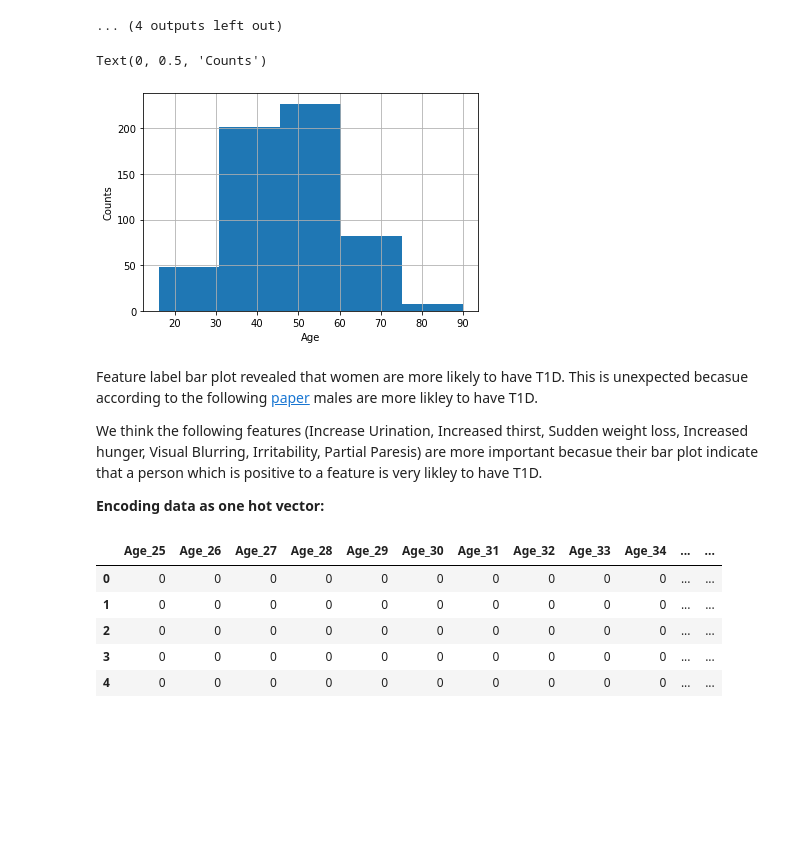
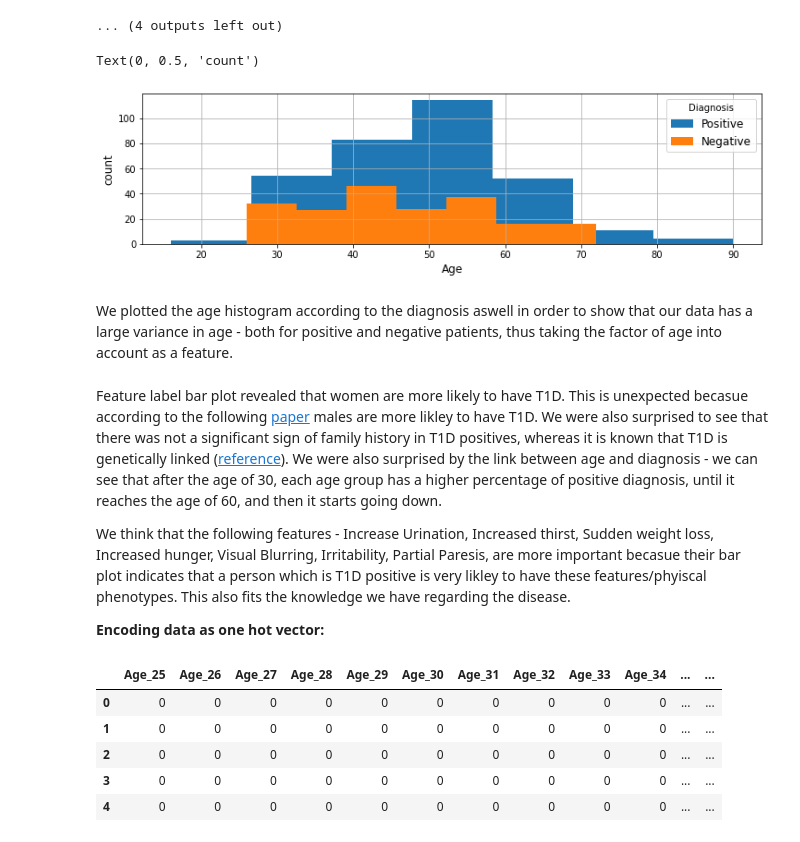
Before and after one commit to mlh-master/hw2_mlh-daniel-omer, a Jupyter notebook: HW2_MLH.ipynb, the cells around one changed output. Cells and saved outputs as stored; diff of their text form; code cells hidden in the pictures; blank space fills up the shorter version.

```diff
--- a/HW2_MLH.ipynb
+++ b/HW2_MLH.ipynb
@@ -221,18 +249,28 @@ for f in df_raw.columns:
 [figure]
 [figure]
 ... (4 outputs left out)
-# %%
-age_hist=df_raw["Age"].hist(bins=5)
-age_hist.set_xlabel("Age")
-age_hist.set_ylabel("Counts")
-# %% [output]
-Text(0, 0.5, 'Counts')
-[figure, removed]
+# %%
+idx_N=np.where(y=='Negative')
+idx_P=np.where(y=='Positive')
+
+fig, ax = plt.subplots(figsize=(12, 3))
+age_P_hist=df_raw['Age'].iloc[idx_P].hist(label='Positive',bins=7,ax=ax)
+age_N_hist=df_raw['Age'].iloc[idx_N].hist(label='Negative',bins=7,ax=ax)
+
+ax.legend(title = 'Diagnosis', fontsize = 'large')
+ax.set_xlabel('Age', fontsize = 'large')
+ax.set_ylabel('count', fontsize = 'large')
+# %% [output]
+Text(0, 0.5, 'count')
+[figure, added]
+# %% [markdown]
+We plotted the age histogram according to the diagnosis aswell in order to show that our data has a large variance in age - both for positive and negative patients, thus taking the factor of age into account as a feature.
 # %% [markdown]
-Feature label bar plot revealed that women are more likely to have T1D. This is unexpected becasue according to the following [paper](https://pubmed.ncbi.nlm.nih.gov/18205768/#:~:text=The%20mean%20annual%20incidence%20rate,male%2Ffemale%20ratio%20of%201.8/) males are more likley to have T1D.
+Feature label bar plot revealed that women are more likely to have T1D. This is unexpected becasue according to the following [paper](https://pubmed.ncbi.nlm.nih.gov/18205768/#:~:text=The%20mean%20annual%20incidence%20rate,male%2Ffemale%20ratio%20of%201.8/) males are more likley to have T1D. We were also surprised to see that there was not a significant sign of family history in T1D positives, whereas it is known that T1D is genetically linked ([reference](https://www.diabetes.org/diabetes/genetics-diabetes)).
+We were also surprised by the link between age and diagnosis - we can see that after the age of 30, each age group has a higher percentage of positive diagnosis, until it reaches the age of 60, and then it starts going down.
 
 
-We think the following features (Increase Urination, Increased thirst, Sudden weight loss, Increased hunger, Visual Blurring, Irritability, Partial Paresis) are more important becasue their bar plot indicate that a person which is positive to a feature is very likley to have T1D.
+We think that the following features - Increase Urination, Increased thirst, Sudden weight loss, Increased hunger, Visual Blurring, Irritability, Partial Paresis, are more important becasue their bar plot indicates that a person which is T1D positive is very likley to have these features/phyiscal phenotypes. This also fits the knowledge we have regarding the disease.
 
 **Encoding data as one hot vector:**
 # %%
```
Also changed, not shown: parts of 29 cells of this notebook.
